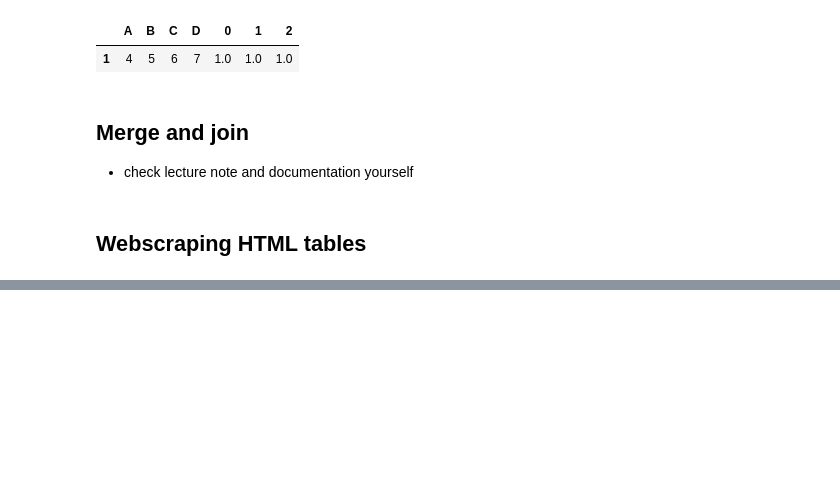
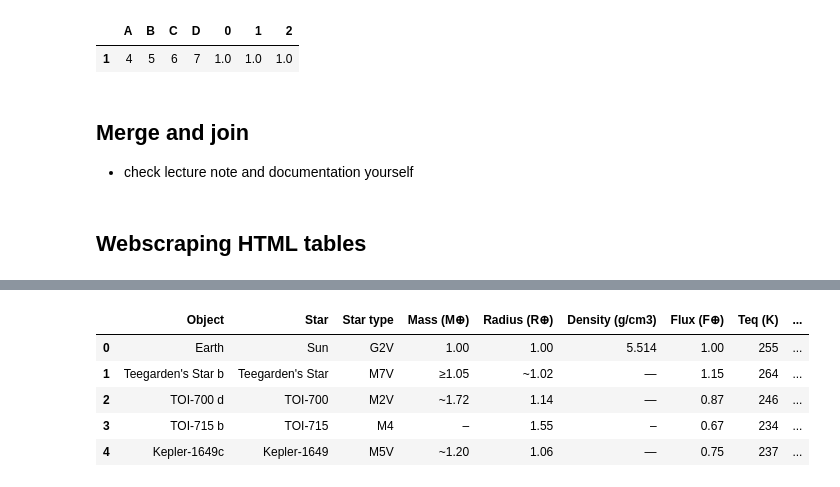
Before and after one commit to AIgineerAB/data_processing_HA24, a Jupyter notebook: code_alongs/L9_merging.ipynb, the cells around one changed output, grey strips where cells are left out. Cells and saved outputs as stored; diff of their text form; code cells hidden in the pictures; blank space fills up the shorter version.

```diff
--- a/code_alongs/L9_merging.ipynb
+++ b/code_alongs/L9_merging.ipynb
@@ -124,5 +124,6 @@ pd.concat([df1,df3], axis="columns", join="inner")
 # %% [markdown]
 ## Webscraping HTML tables
 # %%
-pd.read_html("https://en.wikipedia.org/wiki/List_of_potentially_habitable_exoplanets")
+tables = pd.read_html("https://en.wikipedia.org/wiki/List_of_potentially_habitable_exoplanets")
+len(tables)
 # %% [output]
@@ -129,0 +145,10 @@ ImportError: Missing optional dependency 'lxml'.  Use pip or conda to install lx
+# %%
+df = tables[1]
+df.head()
+# %% [output]
+|  | Object | Star | Star type | Mass (M⊕) | Radius (R⊕) | Density (g/cm3) | Flux (F⊕) | Teq (K) | ... |
+| 0 | Earth | Sun | G2V | 1.00 | 1.00 | 5.514 | 1.00 | 255 | ... |
+| 1 | Teegarden's Star b | Teegarden's Star | M7V | ≥1.05 | ~1.02 | — | 1.15 | 264 | ... |
+| 2 | TOI-700 d | TOI-700 | M2V | ~1.72 | 1.14 | — | 0.87 | 246 | ... |
+| 3 | TOI-715 b | TOI-715 | M4 | – | 1.55 | – | 0.67 | 234 | ... |
+| 4 | Kepler-1649c | Kepler-1649 | M5V | ~1.20 | 1.06 | — | 0.75 | 237 | ... |
```
Also changed, not shown: parts of 7 cells of this notebook.
